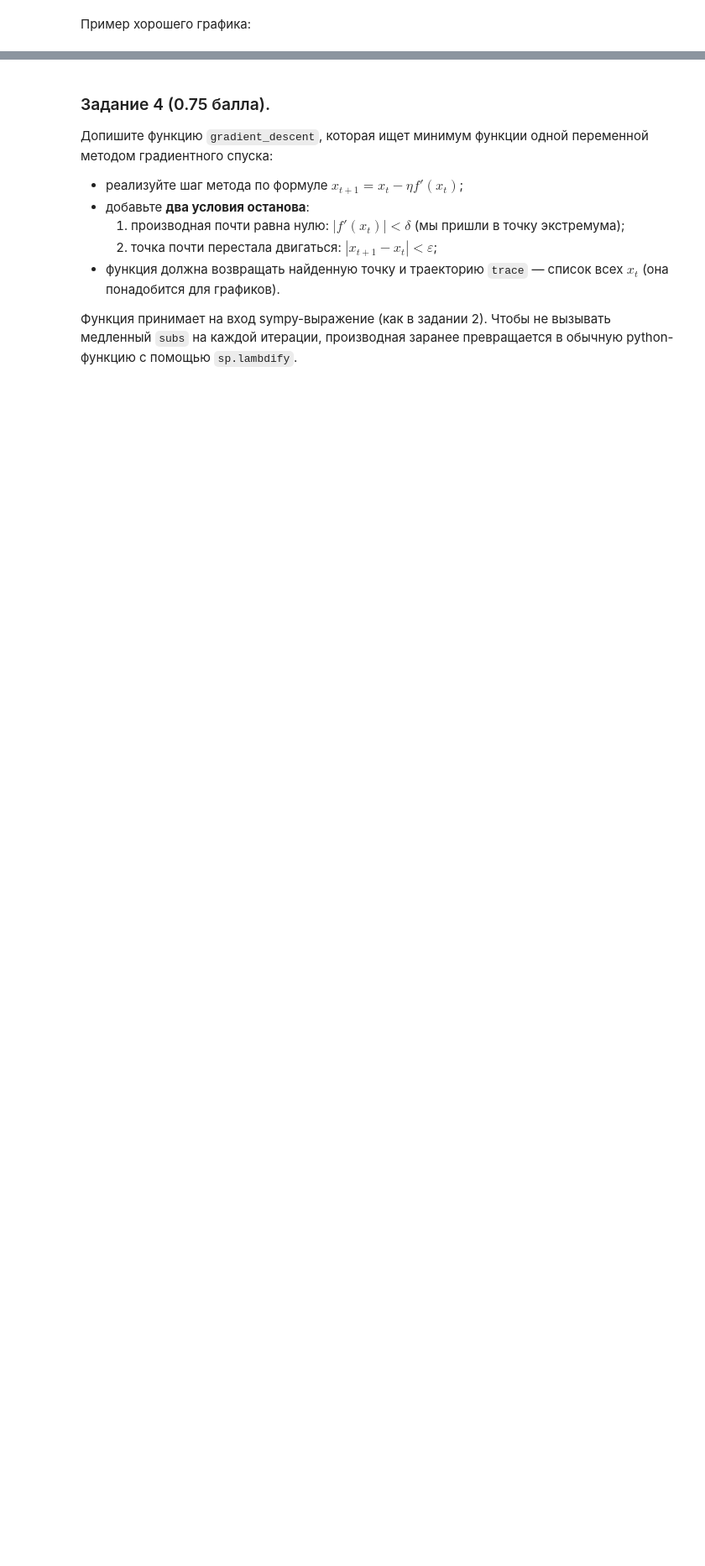
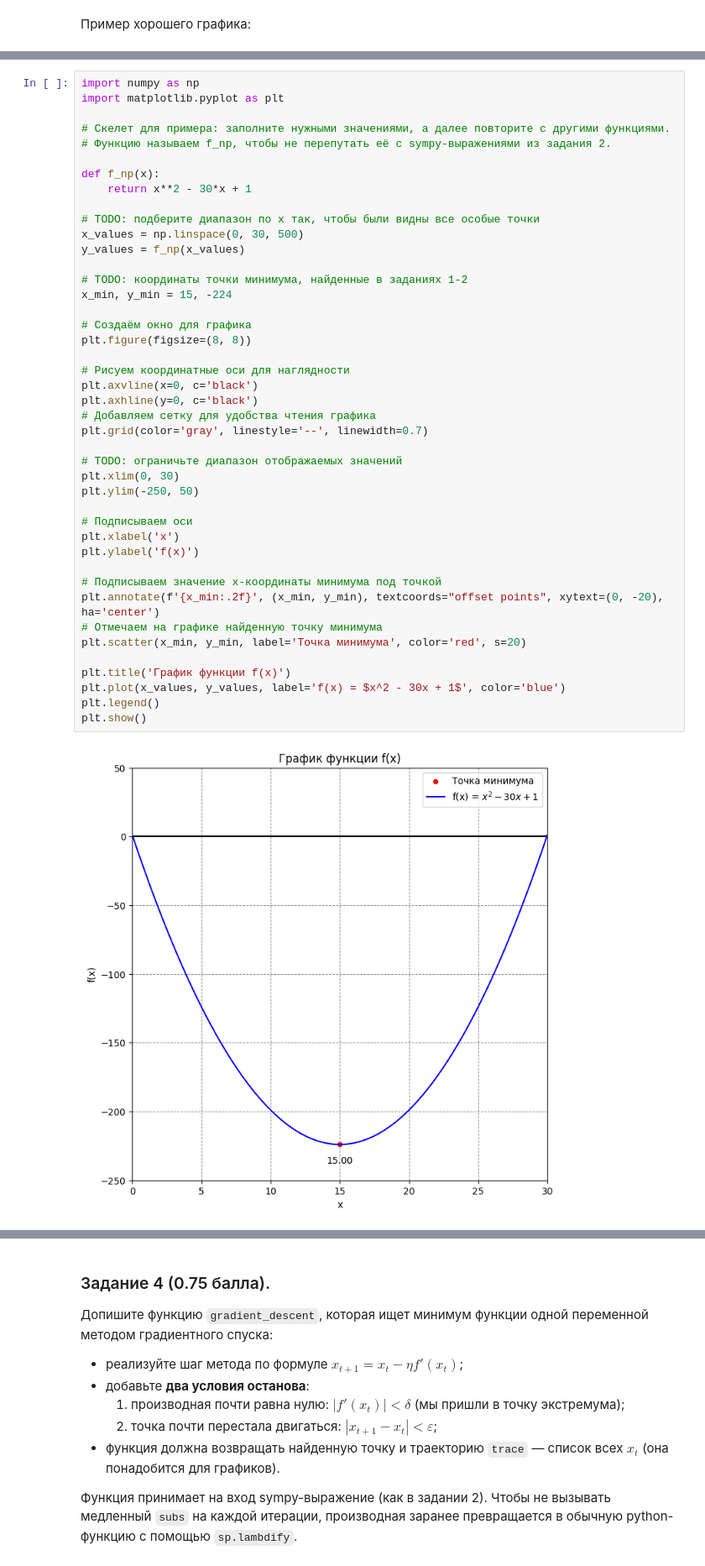
Before and after one commit to ivpatius/calc, a Jupyter notebook: HW1.ipynb, the cells around one changed output, grey strips where cells are left out. Shown at 84% size. Cells and saved outputs as stored; diff of their text form; blank space fills up the shorter version.

```diff
--- a/HW1.ipynb
+++ b/HW1.ipynb
@@ -197,0 +235,45 @@ plt.show()
+# %%
+import numpy as np
+import matplotlib.pyplot as plt
+
+# Скелет для примера: заполните нужными значениями, а далее повторите с другими функциями.
+# Функцию называем f_np, чтобы не перепутать её с sympy-выражениями из задания 2.
+
+def f_np(x):
+    return x**2 - 30*x + 1
+
+# TODO: подберите диапазон по x так, чтобы были видны все особые точки
+x_values = np.linspace(0, 30, 500)
+y_values = f_np(x_values)
+
+# TODO: координаты точки минимума, найденные в заданиях 1-2
+x_min, y_min = 15, -224
+
+# Создаём окно для графика
+plt.figure(figsize=(8, 8))
+
+# Рисуем координатные оси для наглядности
+plt.axvline(x=0, c='black')
+plt.axhline(y=0, c='black')
+# Добавляем сетку для удобства чтения графика
+plt.grid(color='gray', linestyle='--', linewidth=0.7)
+
+# TODO: ограничьте диапазон отображаемых значений
+plt.xlim(0, 30)
+plt.ylim(-250, 50)
+
+# Подписываем оси
+plt.xlabel('x')
+plt.ylabel('f(x)')
+
+# Подписываем значение x-координаты минимума под точкой
+plt.annotate(f'{x_min:.2f}', (x_min, y_min), textcoords="offset points", xytext=(0, -20), ha='center')
+# Отмечаем на графике найденную точку минимума
+plt.scatter(x_min, y_min, label='Точка минимума', color='red', s=20)
+
+plt.title('График функции f(x)')
+plt.plot(x_values, y_values, label='f(x) = $x^2 - 30x + 1$', color='blue')
+plt.legend()
+plt.show()
+# %% [output]
+[figure, added]
```
Also changed, not shown: parts of 43 cells of this notebook.
